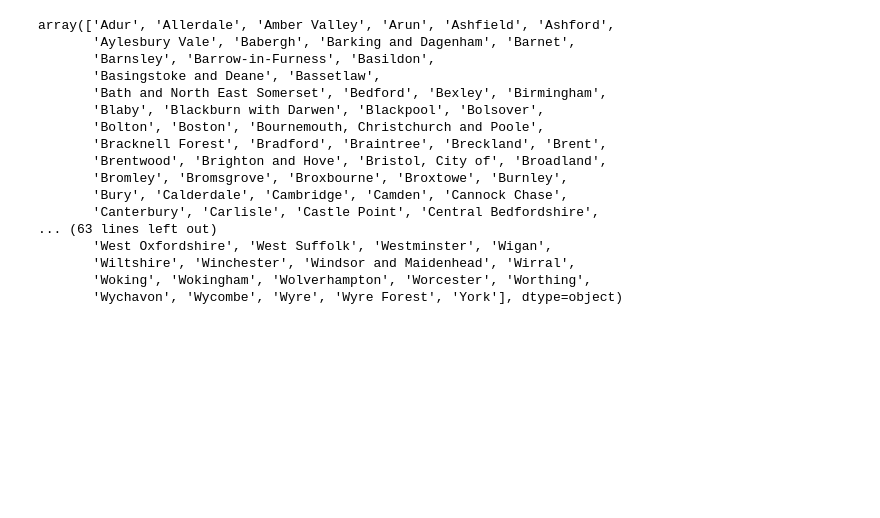
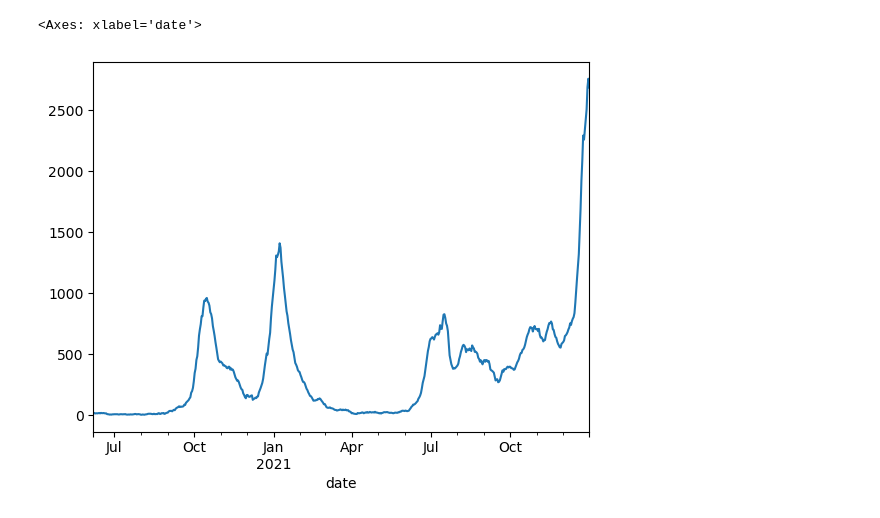
Before and after one commit to joshlooks/COVIDews, a Jupyter notebook: data_playground.ipynb, the cells around one changed output. Saved outputs shown, nothing was run; the diff lists cells and outputs as text; code cells hidden in the pictures; blank space fills up the shorter version.

Commit message:
adding preprocessing and final plot notebooks

```diff
--- a/data_playground.ipynb
+++ b/data_playground.ipynb
@@ -80,20 +7,0 @@ set(ltlacovid) - set(nhsltlas)
-# %%
-ltlacovid
-# %% [output]
-array(['Adur', 'Allerdale', 'Amber Valley', 'Arun', 'Ashfield', 'Ashford',
-       'Aylesbury Vale', 'Babergh', 'Barking and Dagenham', 'Barnet',
-       'Barnsley', 'Barrow-in-Furness', 'Basildon',
-       'Basingstoke and Deane', 'Bassetlaw',
-       'Bath and North East Somerset', 'Bedford', 'Bexley', 'Birmingham',
-       'Blaby', 'Blackburn with Darwen', 'Blackpool', 'Bolsover',
-       'Bolton', 'Boston', 'Bournemouth, Christchurch and Poole',
-       'Bracknell Forest', 'Bradford', 'Braintree', 'Breckland', 'Brent',
-       'Brentwood', 'Brighton and Hove', 'Bristol, City of', 'Broadland',
-       'Bromley', 'Bromsgrove', 'Broxbourne', 'Broxtowe', 'Burnley',
-       'Bury', 'Calderdale', 'Cambridge', 'Camden', 'Cannock Chase',
-       'Canterbury', 'Carlisle', 'Castle Point', 'Central Bedfordshire',
-... (63 lines left out)
-       'West Oxfordshire', 'West Suffolk', 'Westminster', 'Wigan',
-       'Wiltshire', 'Winchester', 'Windsor and Maidenhead', 'Wirral',
-       'Woking', 'Wokingham', 'Wolverhampton', 'Worcester', 'Worthing',
-       'Wychavon', 'Wycombe', 'Wyre', 'Wyre Forest', 'York'], dtype=object)
@@ -103,0 +8,21 @@ wide_data_incidence = weekly_counts_total.pivot(index='date', columns='area_name
+# %%
+# Preprocessing case data
+cases21 = pd.read_csv('Data/newCasesPCROnlyBySpecimenDate_ltla_2021.csv')
+cases21 = cases21[['date','area_code','area_name','value']]
+cases20 = pd.read_csv('Data/newCasesPCROnlyBySpecimenDate_ltla_2020.csv')
+cases20 = cases20[['date','area_code','area_name','value']]
+cases20_additional = pd.read_csv('Data/ltla_2023-12-14 (1).csv')
+cases20_additional.rename(columns={'newCasesBySpecimenDate':'value','areaCode':'area_code','areaName':'area_name'},inplace=True)
+cases20_additional.drop(columns=['areaType','cumCasesBySpecimenDate','cumCasesBySpecimenDateRate'],inplace=True)
+cases20_additional = cases20_additional[cases20_additional['area_name'].isin(cases20['area_name'].values)]
+cases20_additional['date'] = pd.to_datetime(cases20_additional['date'])
+cases20_additional = cases20_additional[cases20_additional['date'] < '2020-11-01']
+cases20_additional = cases20_additional[cases20_additional['date'] >= '2020-10-01']
+cases20 = pd.concat([cases20,cases20_additional]).sort_index()
+pop = pd.read_csv('Data/census_estimate.csv')
+# Rename columns and take weekly incidence instead of daily
+cases = pd.concat([cases20,cases21])
+cases['date'] = pd.to_datetime(cases['date'])
+cases.set_index('date', inplace=True)
+cases.sort_index(inplace=True)
+weekly_counts_total = cases.groupby(['area_code','area_name']).rolling(7).sum().reset_index()
@@ -103,0 +31,8 @@ wide_data_incidence = weekly_counts_total.pivot(index='date', columns='area_name
+# %%
+york = weekly_counts_total[weekly_counts_total['area_name']=='York'].drop(columns=['area_code','area_name']).rename(columns={'value':'Cases'}).set_index('date')['Cases']
+york.dropna(inplace=True)
+# %%
+york.plot()
+# %% [output]
+<Axes: xlabel='date'>
+[figure, added]
```
Also changed, not shown: parts of 28 cells of this notebook, 9 other files.
